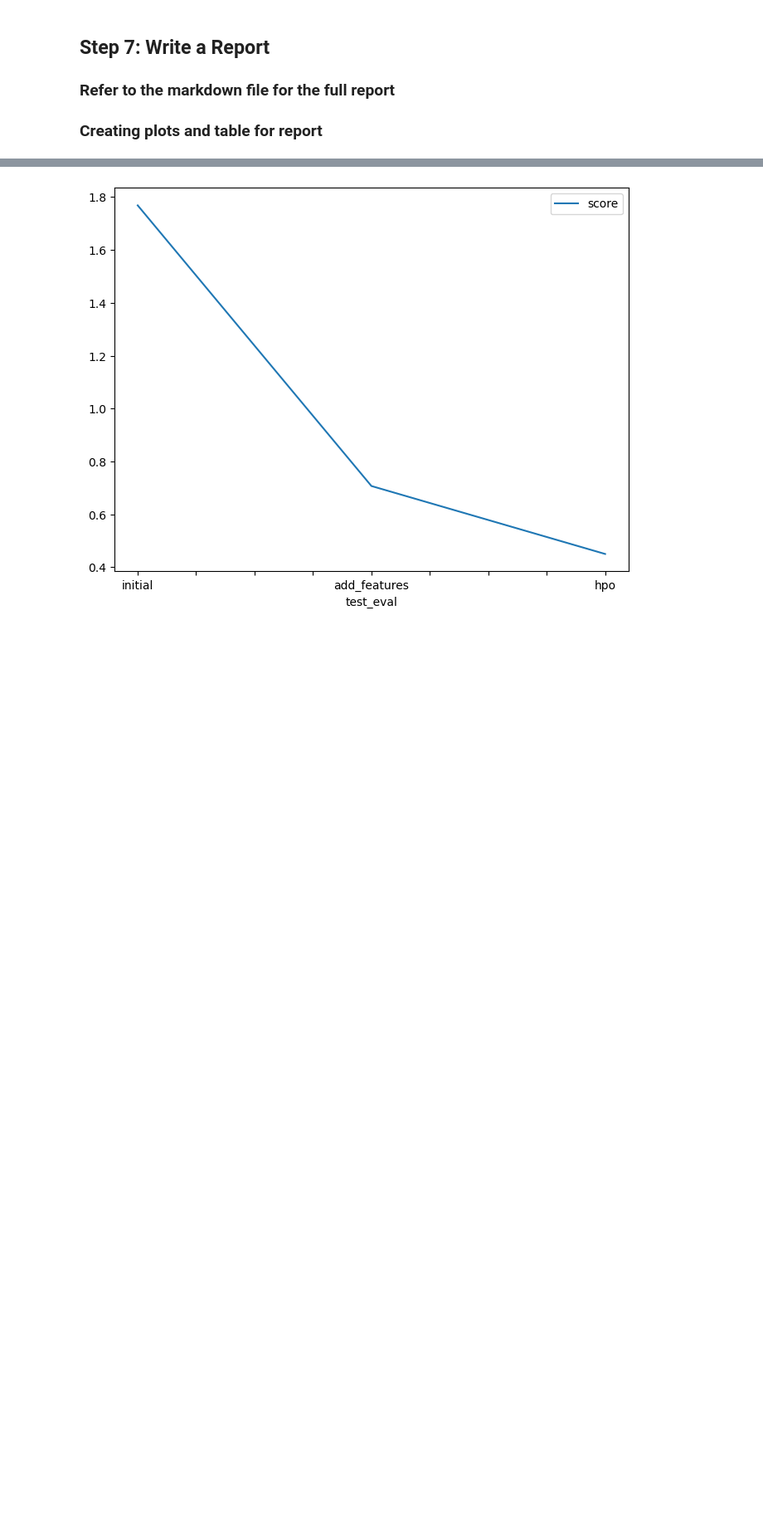
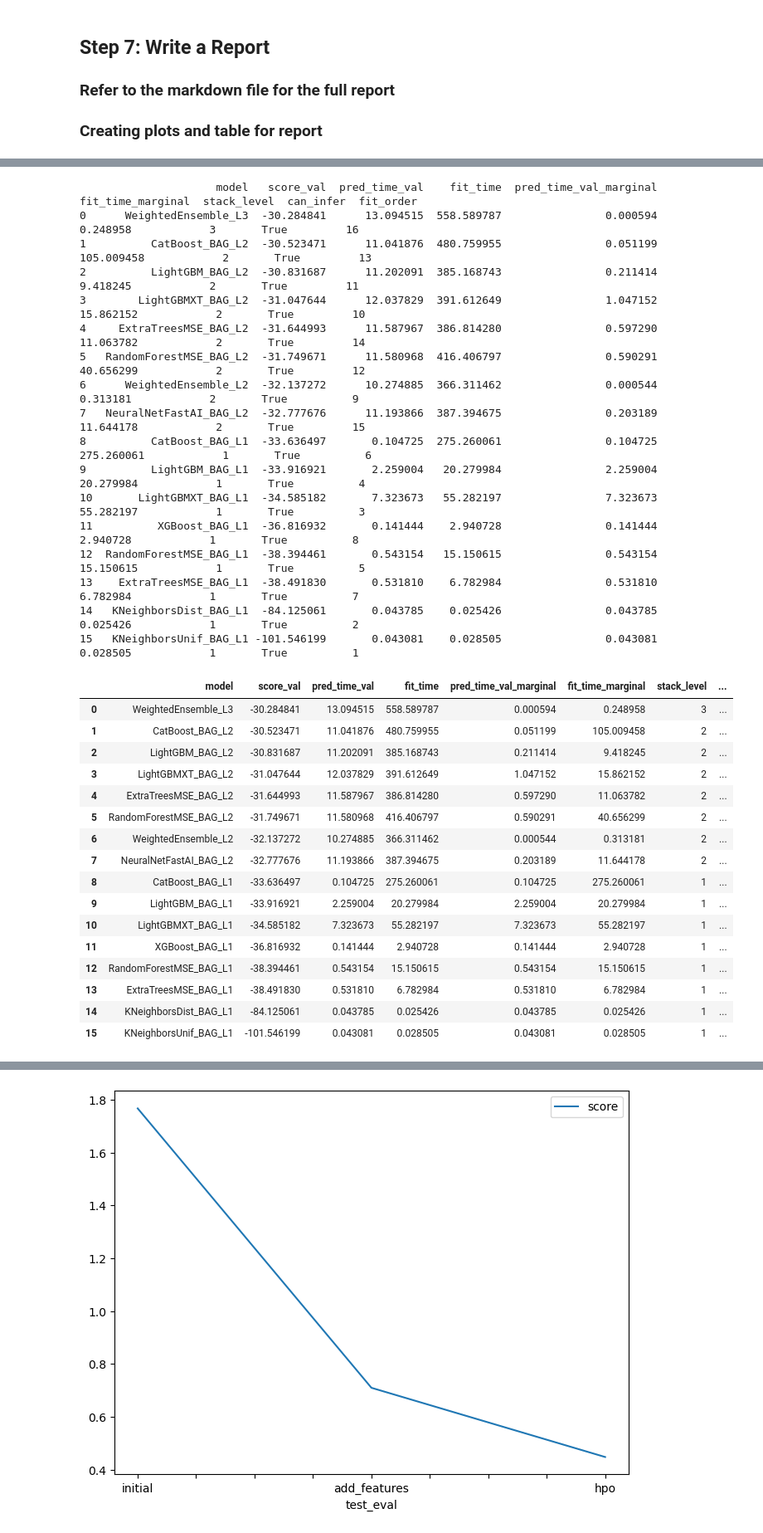
Before and after one commit to edgarmatoto/Predict-Bike-Sharing-Demand-with-AutoGluon, a Jupyter notebook: project-autogluon.ipynb, the cells around one changed output, grey strips where cells are left out. Shown at 83% size. Cells and saved outputs as stored; diff of their text form; code cells hidden in the pictures; blank space fills up the shorter version.

```diff
--- a/project-autogluon.ipynb
+++ b/project-autogluon.ipynb
@@ -755,0 +844,38 @@ submission_new_hpo.to_csv("submission_new_hpo.csv", index=False)
+# %%
+# model after EDA and feature engineering
+predictor_new_features.leaderboard()
+# %% [output]
+                     model   score_val  pred_time_val    fit_time  pred_time_val_marginal  fit_time_marginal  stack_level  can_infer  fit_order
+0      WeightedEnsemble_L3  -30.284841      13.094515  558.589787                0.000594           0.248958            3       True         16
+1          CatBoost_BAG_L2  -30.523471      11.041876  480.759955                0.051199         105.009458            2       True         13
+2          LightGBM_BAG_L2  -30.831687      11.202091  385.168743                0.211414           9.418245            2       True         11
+3        LightGBMXT_BAG_L2  -31.047644      12.037829  391.612649                1.047152          15.862152            2       True         10
+4     ExtraTreesMSE_BAG_L2  -31.644993      11.587967  386.814280                0.597290          11.063782            2       True         14
+5   RandomForestMSE_BAG_L2  -31.749671      11.580968  416.406797                0.590291          40.656299            2       True         12
+6      WeightedEnsemble_L2  -32.137272      10.274885  366.311462                0.000544           0.313181            2       True          9
+7   NeuralNetFastAI_BAG_L2  -32.777676      11.193866  387.394675                0.203189          11.644178            2       True         15
+8          CatBoost_BAG_L1  -33.636497       0.104725  275.260061                0.104725         275.260061            1       True          6
+9          LightGBM_BAG_L1  -33.916921       2.259004   20.279984                2.259004          20.279984            1       True          4
+10       LightGBMXT_BAG_L1  -34.585182       7.323673   55.282197                7.323673          55.282197            1       True          3
+11          XGBoost_BAG_L1  -36.816932       0.141444    2.940728                0.141444           2.940728            1       True          8
+12  RandomForestMSE_BAG_L1  -38.394461       0.543154   15.150615                0.543154          15.150615            1       True          5
+13    ExtraTreesMSE_BAG_L1  -38.491830       0.531810    6.782984                0.531810           6.782984            1       True          7
+14   KNeighborsDist_BAG_L1  -84.125061       0.043785    0.025426                0.043785           0.025426            1       True          2
+15   KNeighborsUnif_BAG_L1 -101.546199       0.043081    0.028505                0.043081           0.028505            1       True          1
+|  | model | score_val | pred_time_val | fit_time | pred_time_val_marginal | fit_time_marginal | stack_level | ... |
+| 0 | WeightedEnsemble_L3 | -30.284841 | 13.094515 | 558.589787 | 0.000594 | 0.248958 | 3 | ... |
+| 1 | CatBoost_BAG_L2 | -30.523471 | 11.041876 | 480.759955 | 0.051199 | 105.009458 | 2 | ... |
+| 2 | LightGBM_BAG_L2 | -30.831687 | 11.202091 | 385.168743 | 0.211414 | 9.418245 | 2 | ... |
+| 3 | LightGBMXT_BAG_L2 | -31.047644 | 12.037829 | 391.612649 | 1.047152 | 15.862152 | 2 | ... |
+| 4 | ExtraTreesMSE_BAG_L2 | -31.644993 | 11.587967 | 386.814280 | 0.597290 | 11.063782 | 2 | ... |
+| 5 | RandomForestMSE_BAG_L2 | -31.749671 | 11.580968 | 416.406797 | 0.590291 | 40.656299 | 2 | ... |
+| 6 | WeightedEnsemble_L2 | -32.137272 | 10.274885 | 366.311462 | 0.000544 | 0.313181 | 2 | ... |
+| 7 | NeuralNetFastAI_BAG_L2 | -32.777676 | 11.193866 | 387.394675 | 0.203189 | 11.644178 | 2 | ... |
+| 8 | CatBoost_BAG_L1 | -33.636497 | 0.104725 | 275.260061 | 0.104725 | 275.260061 | 1 | ... |
+| 9 | LightGBM_BAG_L1 | -33.916921 | 2.259004 | 20.279984 | 2.259004 | 20.279984 | 1 | ... |
+| 10 | LightGBMXT_BAG_L1 | -34.585182 | 7.323673 | 55.282197 | 7.323673 | 55.282197 | 1 | ... |
+| 11 | XGBoost_BAG_L1 | -36.816932 | 0.141444 | 2.940728 | 0.141444 | 2.940728 | 1 | ... |
+| 12 | RandomForestMSE_BAG_L1 | -38.394461 | 0.543154 | 15.150615 | 0.543154 | 15.150615 | 1 | ... |
+| 13 | ExtraTreesMSE_BAG_L1 | -38.491830 | 0.531810 | 6.782984 | 0.531810 | 6.782984 | 1 | ... |
+| 14 | KNeighborsDist_BAG_L1 | -84.125061 | 0.043785 | 0.025426 | 0.043785 | 0.025426 | 1 | ... |
+| 15 | KNeighborsUnif_BAG_L1 | -101.546199 | 0.043081 | 0.028505 | 0.043081 | 0.028505 | 1 | ... |
```
Also changed, not shown: parts of 31 cells of this notebook, 7 other files.
